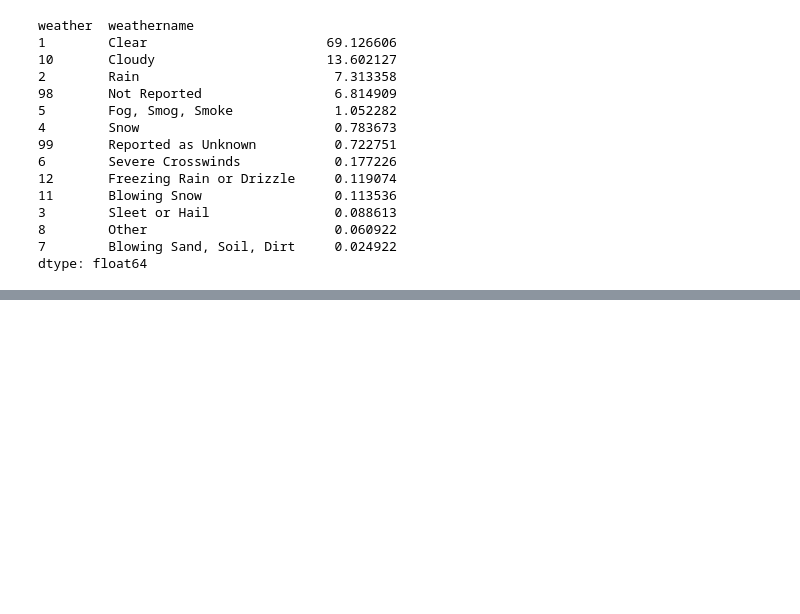
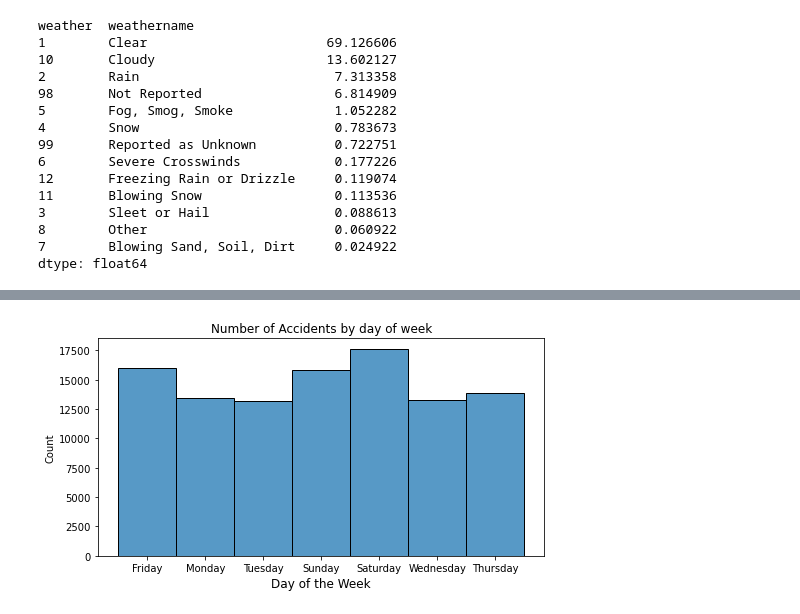
Before and after one commit to xsteez/Data-A-Team, a Jupyter notebook: niraj.ipynb, the cells around one changed output, grey strips where cells are left out. Cells and saved outputs as stored; diff of their text form; code cells hidden in the pictures; blank space fills up the shorter version.

```diff
--- a/niraj.ipynb
+++ b/niraj.ipynb
@@ -495,0 +589,12 @@ dtype: float64
+# %%
+
+# Accidents by day of week. Military time: midnight is 0000 (hour 0)
+plt.figure( figsize=(8,4))
+sns.histplot(df_accident['day_weekname'] , bins = 7);
+plt.title( "Number of Accidents by day of week")
+plt.xlabel("Day of the Week", fontsize=12);
+#plt.ylabel("Obscured By", fontsize=12);
+
+# Saturday have the most accidents, followed by Sunday (probably Saturday night past midnight)
+# %% [output]
+[figure, added]
```
Also changed, not shown: parts of 35 cells of this notebook, 1 other file.
